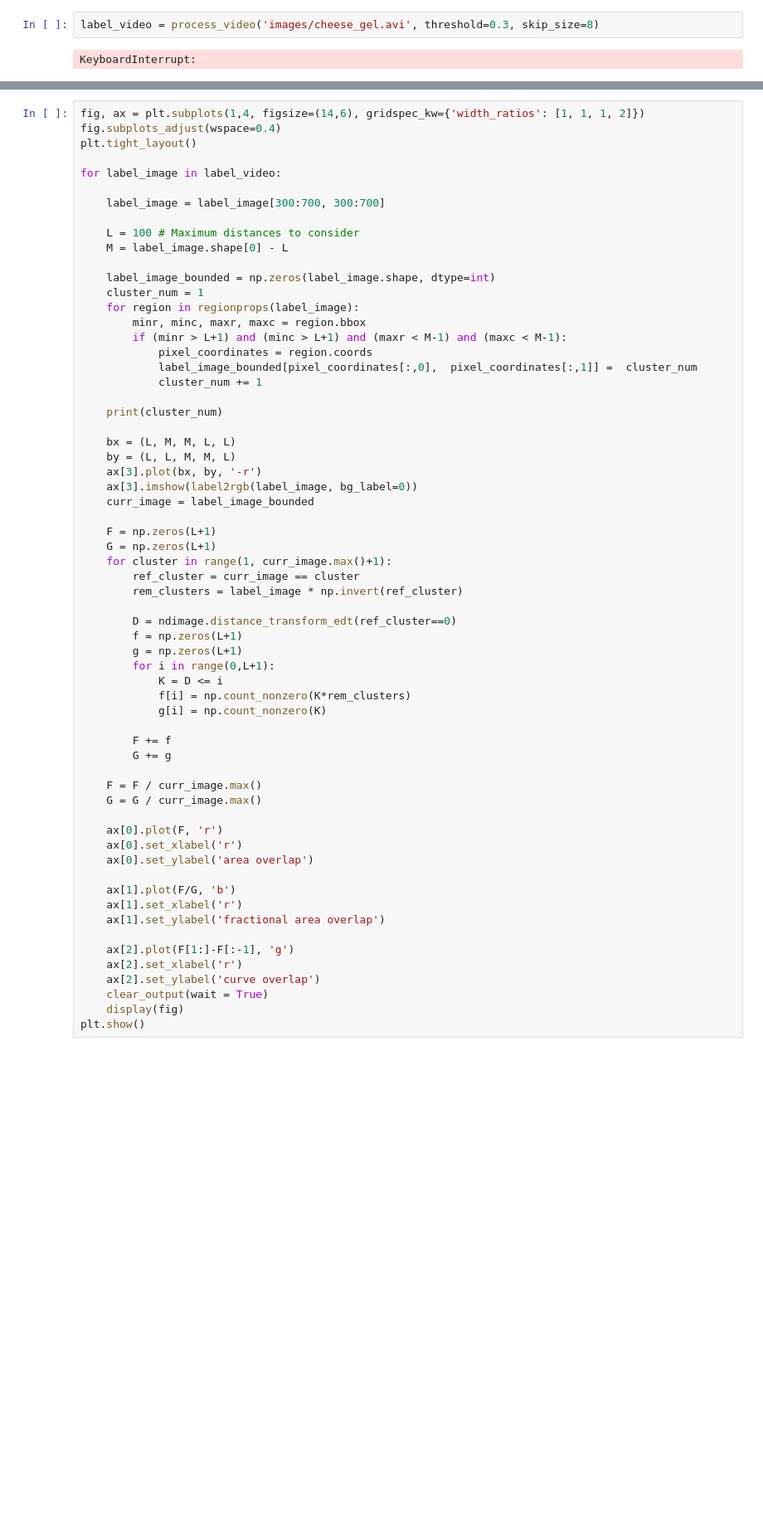
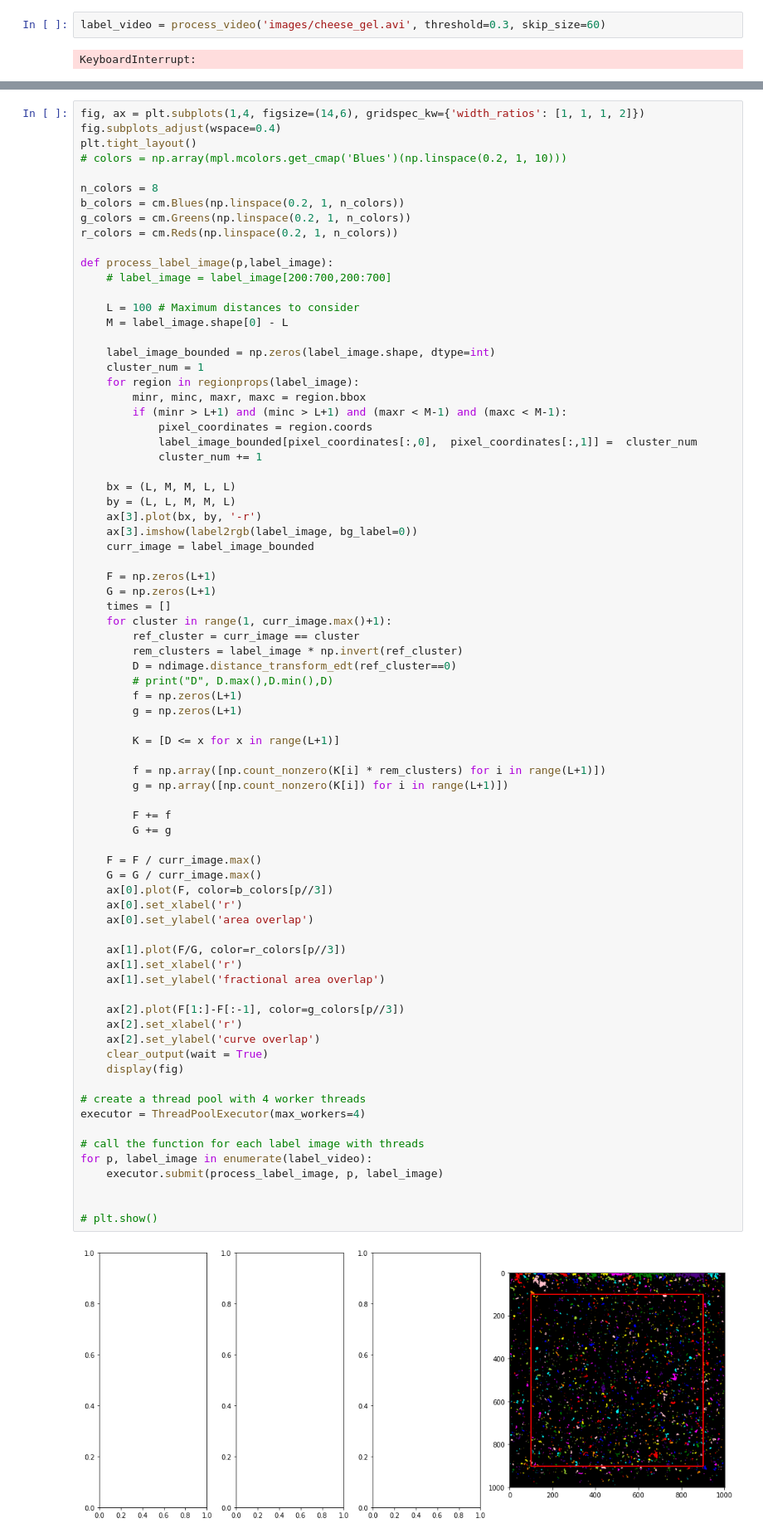
Before and after one commit to cappertherapper/Bachelorprojekt, a Jupyter notebook: test.ipynb, the cells around one changed output, grey strips where cells are left out. Shown at 83% size. Cells and saved outputs as stored; diff of their text form; blank space fills up the shorter version.

```diff
--- a/test.ipynb
+++ b/test.ipynb
@@ -13,4 +18,4 @@ from skimage.measure import regionprops
 # %%
-label_video = process_video('images/cheese_gel.avi', threshold=0.3, skip_size=8)
+label_video = process_video('images/cheese_gel.avi', threshold=0.3, skip_size=60)
 # %% [output]
 KeyboardInterrupt:
@@ -18,10 +25,15 @@ KeyboardInterrupt:
 fig, ax = plt.subplots(1,4, figsize=(14,6), gridspec_kw={'width_ratios': [1, 1, 1, 2]})
 fig.subplots_adjust(wspace=0.4)
 plt.tight_layout()
+# colors = np.array(mpl.mcolors.get_cmap('Blues')(np.linspace(0.2, 1, 10)))
 
-for label_image in label_video:
+n_colors = 8
+b_colors = cm.Blues(np.linspace(0.2, 1, n_colors))
+g_colors = cm.Greens(np.linspace(0.2, 1, n_colors))
+r_colors = cm.Reds(np.linspace(0.2, 1, n_colors))
 
-    label_image = label_image[300:700, 300:700]
+def process_label_image(p,label_image):
+    # label_image = label_image[200:700,200:700]
 
     L = 100 # Maximum distances to consider
     M = label_image.shape[0] - L
@@ -35,46 +47,55 @@ for label_image in label_video:
             label_image_bounded[pixel_coordinates[:,0],  pixel_coordinates[:,1]] =  cluster_num
             cluster_num += 1
 
-    print(cluster_num)
-
     bx = (L, M, M, L, L)
     by = (L, L, M, M, L)
     ax[3].plot(bx, by, '-r')
     ax[3].imshow(label2rgb(label_image, bg_label=0))
     curr_image = label_image_bounded
 
     F = np.zeros(L+1)
     G = np.zeros(L+1)
+    times = []
     for cluster in range(1, curr_image.max()+1):
         ref_cluster = curr_image == cluster
         rem_clusters = label_image * np.invert(ref_cluster)
-
         D = ndimage.distance_transform_edt(ref_cluster==0)
+        # print("D", D.max(),D.min(),D)
         f = np.zeros(L+1)
         g = np.zeros(L+1)
-        for i in range(0,L+1):
-            K = D <= i
-            f[i] = np.count_nonzero(K*rem_clusters)
-            g[i] = np.count_nonzero(K)
+
+        K = [D <= x for x in range(L+1)]
+
+        f = np.array([np.count_nonzero(K[i] * rem_clusters) for i in range(L+1)])
+        g = np.array([np.count_nonzero(K[i]) for i in range(L+1)])
 
         F += f
         G += g
 
     F = F / curr_image.max()
     G = G / curr_image.max()
-
-    ax[0].plot(F, 'r')
+    ax[0].plot(F, color=b_colors[p//3])
     ax[0].set_xlabel('r')
     ax[0].set_ylabel('area overlap')
 
-    ax[1].plot(F/G, 'b')
+    ax[1].plot(F/G, color=r_colors[p//3])
     ax[1].set_xlabel('r')
     ax[1].set_ylabel('fractional area overlap')
 
-    ax[2].plot(F[1:]-F[:-1], 'g')
+    ax[2].plot(F[1:]-F[:-1], color=g_colors[p//3])
     ax[2].set_xlabel('r')
     ax[2].set_ylabel('curve overlap')
     clear_output(wait = True)
     display(fig)
-plt.show()
+
+# create a thread pool with 4 worker threads
+executor = ThreadPoolExecutor(max_workers=4)
+
+# call the function for each label image with threads
+for p, label_image in enumerate(label_video):
+    executor.submit(process_label_image, p, label_image)
+
+
+# plt.show()
 # %% [output]
+[figure, added]
```
Also changed, not shown: parts of 5 cells of this notebook, 4 other files.
